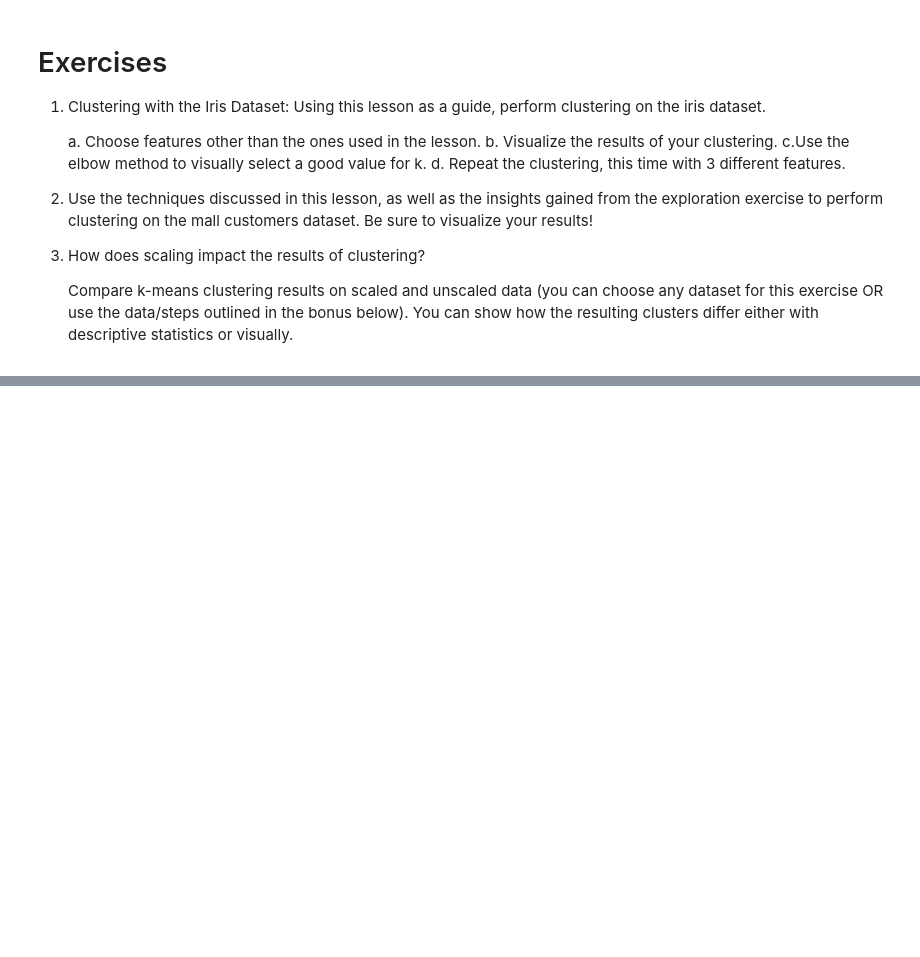
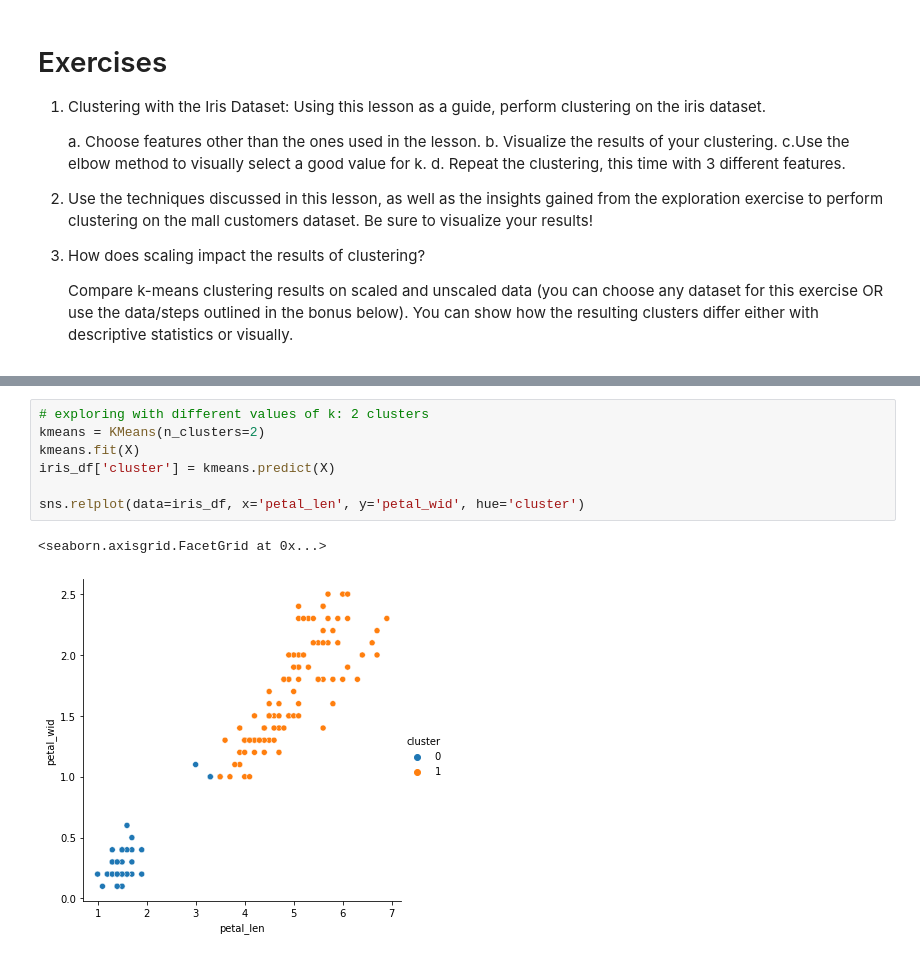
Before and after one commit to jamesallen0351/clustering-exercises, a Jupyter notebook: modeling_exercises.ipynb, the cells around one changed output, grey strips where cells are left out. Cells and saved outputs as stored; diff of their text form; blank space fills up the shorter version.

```diff
--- a/modeling_exercises.ipynb
+++ b/modeling_exercises.ipynb
@@ -111,3 +117,13 @@ plt.title('Visualizing Cluster Centers')
 # %% [output]
 Text(0.5, 1.0, 'Visualizing Cluster Centers')
 [figure]
+# %%
+# exploring with different values of k: 2 clusters
+kmeans = KMeans(n_clusters=2)
+kmeans.fit(X)
+iris_df['cluster'] = kmeans.predict(X)
+
+sns.relplot(data=iris_df, x='petal_len', y='petal_wid', hue='cluster')
+# %% [output]
+<seaborn.axisgrid.FacetGrid at 0x...>
+[figure, added]
```
Also changed, not shown: parts of 17 cells of this notebook.
